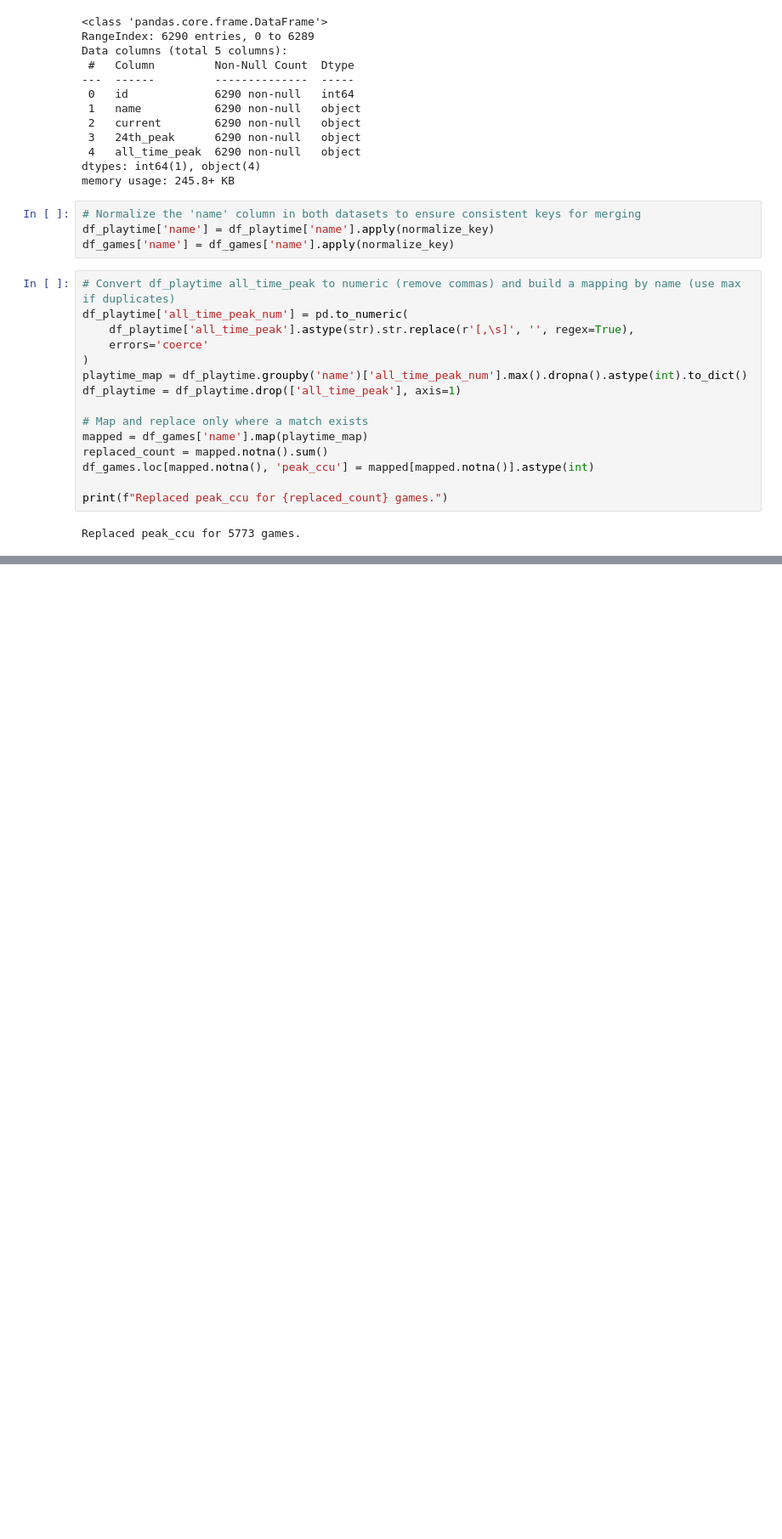
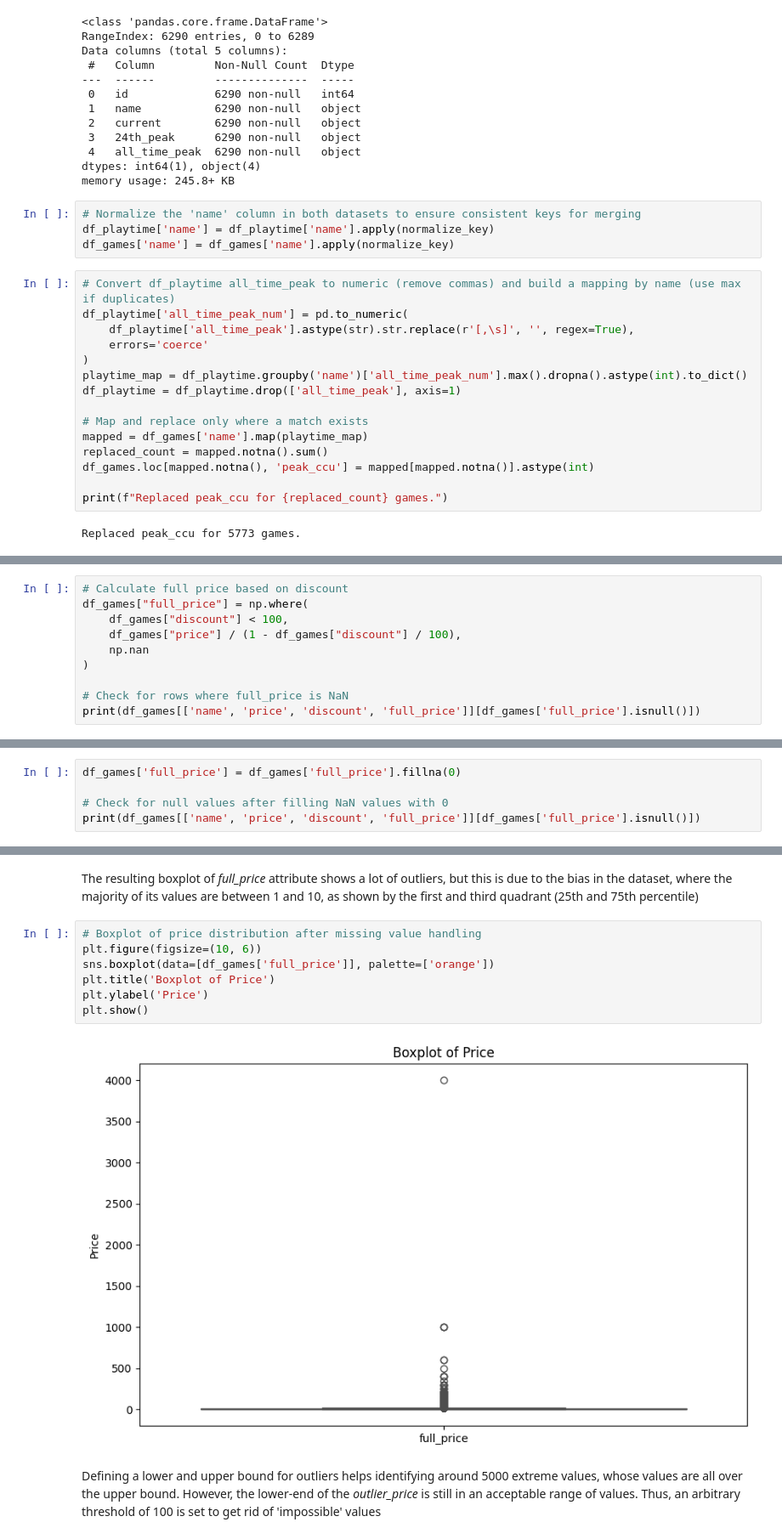
Before and after one commit to Jingrui-Zhu/SLDV, a Jupyter notebook: dataset_cleaning.ipynb, the cells around one changed output, grey strips where cells are left out. Shown at 85% size. Cells and saved outputs as stored; diff of their text form; blank space fills up the shorter version.

```diff
--- a/dataset_cleaning.ipynb
+++ b/dataset_cleaning.ipynb
@@ -408,0 +514,10 @@ Replaced peak_ccu for 5773 games.
+# %%
+# Calculate full price based on discount
+df_games["full_price"] = np.where(
+    df_games["discount"] < 100,
+    df_games["price"] / (1 - df_games["discount"] / 100),
+    np.nan
+)
+
+# Check for rows where full_price is NaN
+print(df_games[['name', 'price', 'discount', 'full_price']][df_games['full_price'].isnull()])
@@ -408,0 +527,5 @@ Replaced peak_ccu for 5773 games.
+# %%
+df_games['full_price'] = df_games['full_price'].fillna(0)
+
+# Check for null values after filling NaN values with 0
+print(df_games[['name', 'price', 'discount', 'full_price']][df_games['full_price'].isnull()])
@@ -408,0 +551,13 @@ Replaced peak_ccu for 5773 games.
+# %% [markdown]
+The resulting boxplot of *full_price* attribute shows a lot of outliers, but this is due to the bias in the dataset, where the majority of its values are between 1 and 10, as shown by the first and third quadrant (25th and 75th percentile)
+# %%
+# Boxplot of price distribution after missing value handling
+plt.figure(figsize=(10, 6))
+sns.boxplot(data=[df_games['full_price']], palette=['orange'])
+plt.title('Boxplot of Price')
+plt.ylabel('Price')
+plt.show()
+# %% [output]
+[figure, added]
+# %% [markdown]
+Defining a lower and upper bound for outliers helps identifying around 5000 extreme values, whose values are all over the upper bound. However, the lower-end of the *outlier_price* is still in an acceptable range of values. Thus, an arbitrary threshold of 100 is set to get rid of 'impossible' values
```
Also changed, not shown: parts of 33 cells of this notebook, 1 other file.
